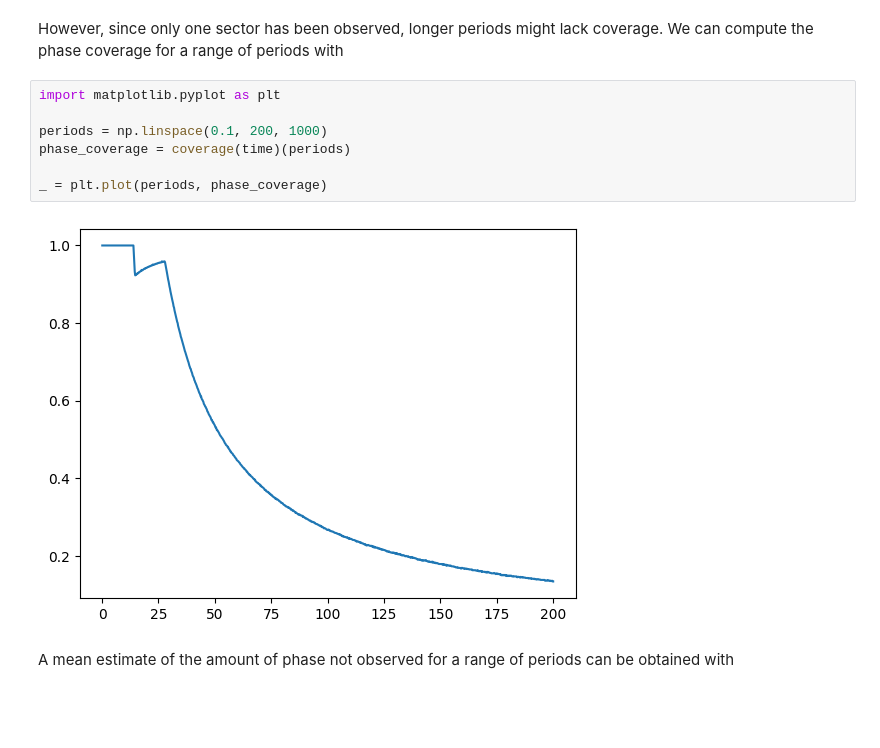
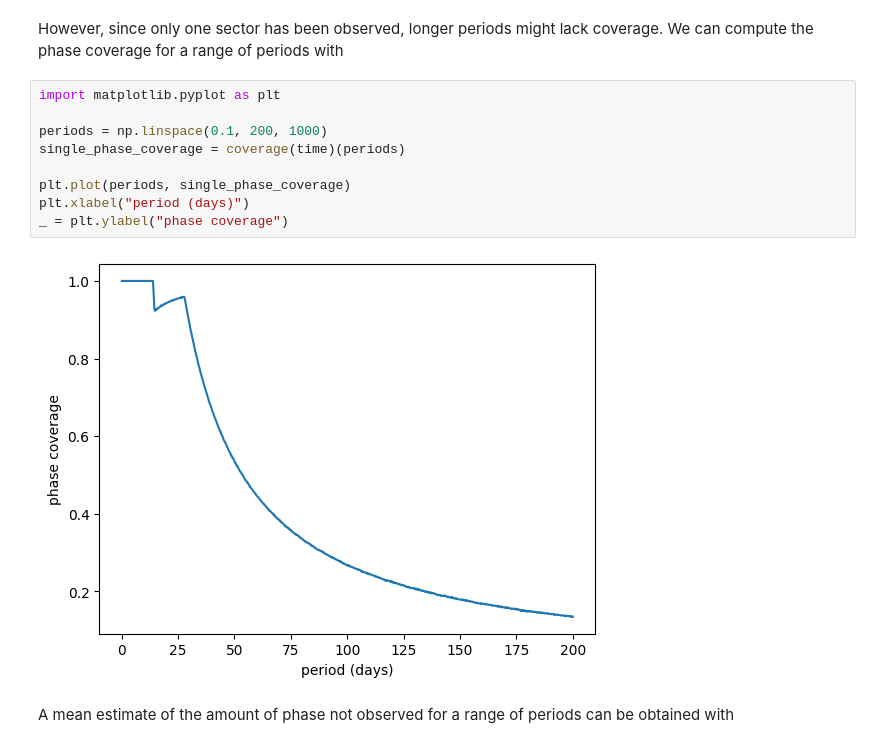
Before and after one commit to lgrcia/portrait, a Jupyter notebook: docs/tess.ipynb, the cells around one changed output. Drawn from its saved outputs; the diff is of its cells as text; blank space fills up the shorter version.

```diff
--- a/docs/tess.ipynb
+++ b/docs/tess.ipynb
@@ -41,12 +42,14 @@ However, since only one sector has been observed, longer periods might lack cove
 # %%
 import matplotlib.pyplot as plt
 
 periods = np.linspace(0.1, 200, 1000)
-phase_coverage = coverage(time)(periods)
+single_phase_coverage = coverage(time)(periods)
 
-_ = plt.plot(periods, phase_coverage)
+plt.plot(periods, single_phase_coverage)
+plt.xlabel("period (days)")
+_ = plt.ylabel("phase coverage")
 # %% [output]
-[figure, old version]
+[figure, new version]
 # %% [markdown]
 A mean estimate of the amount of phase not observed for a range of periods can be obtained with
 # %%
```
Also changed, not shown: parts of 11 cells of this notebook, 5 other files.
